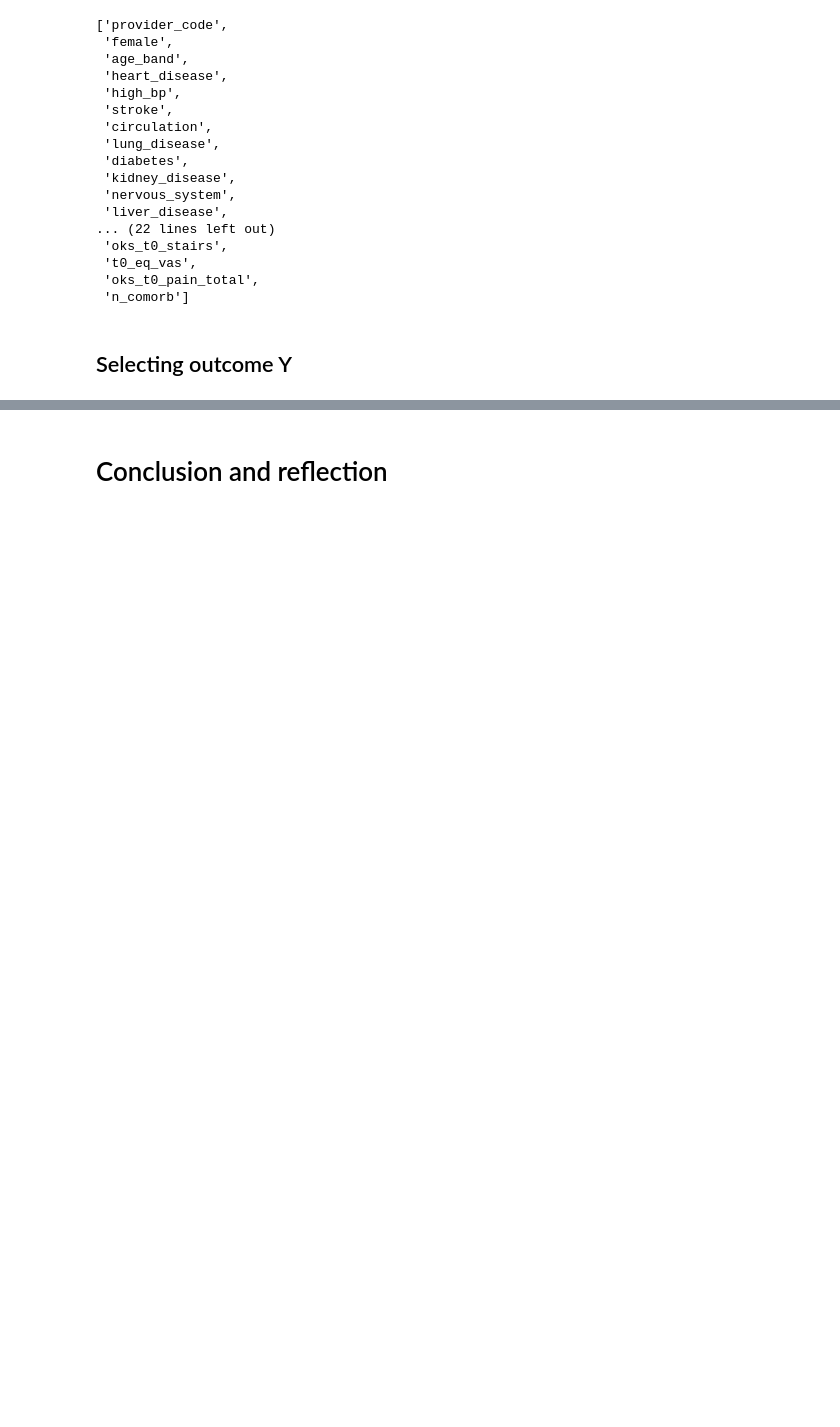
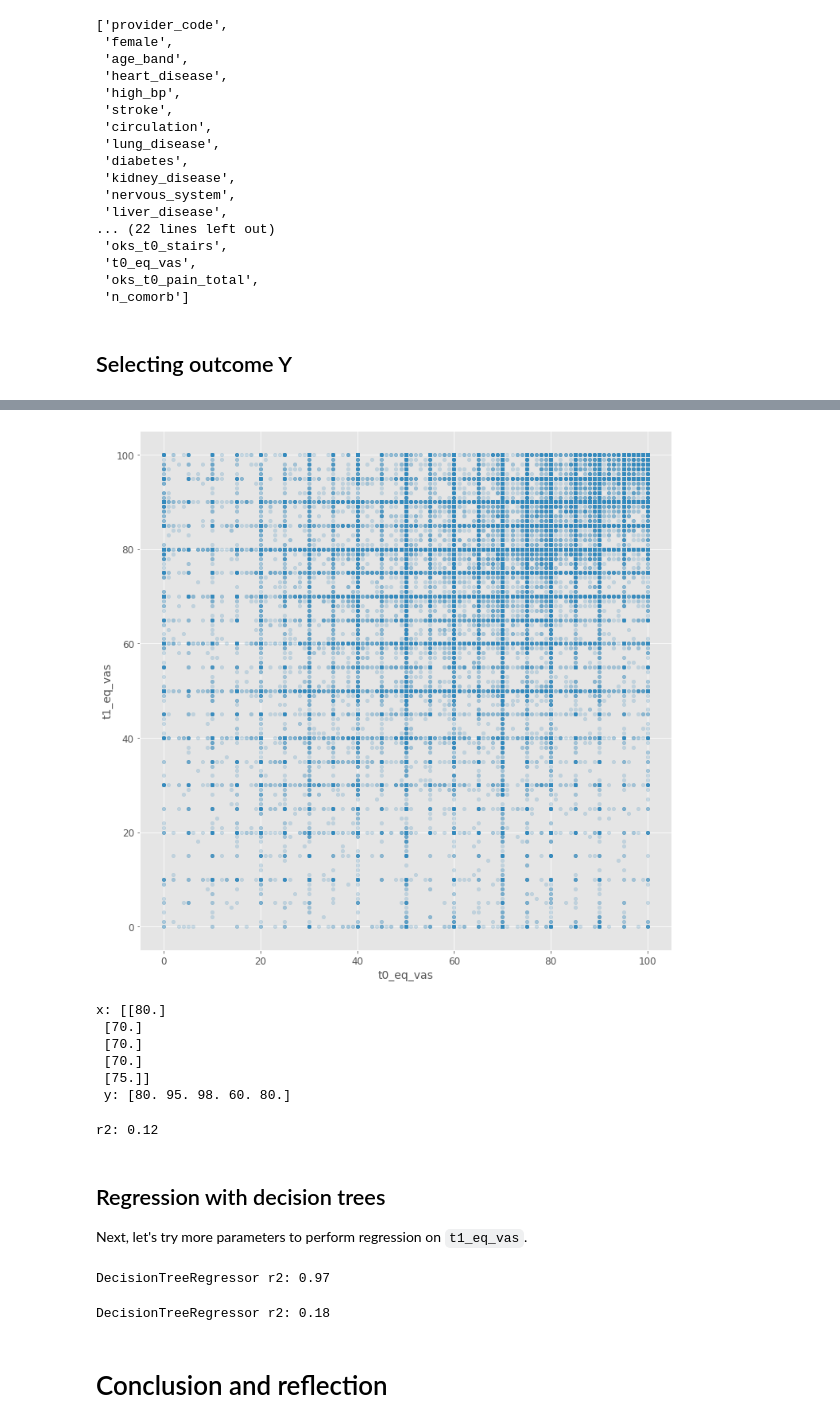
Before and after one commit to EAISI/application-project-nhs-proms, a Jupyter notebook: notebooks/2.0-data-preparation.ipynb, the cells around one changed output, grey strips where cells are left out. Saved outputs shown, nothing was run; the diff lists cells and outputs as text; code cells hidden in the pictures; blank space fills up the shorter version.

Commit message:
add regression example
Former-commit-id: d69cbe705881f5ac8cb2fe0ffcaf1ccf3ce9237e

```diff
--- a/notebooks/2.0-data-preparation.ipynb
+++ b/notebooks/2.0-data-preparation.ipynb
@@ -353,3 +364,51 @@ dfc['Y'] = dfc.apply(lambda row: good_outcome(row['oks_t1_score'], row['delta_ok
+# %%
+dfc.plot(kind='scatter', x='t0_eq_vas', y='t1_eq_vas', figsize=M, alpha=0.2);
+# %% [output]
+[figure, added]
+# %%
+from sklearn.linear_model import LinearRegression
+
+# x needs to be a column vector or an matrix
+x = dfc.t0_eq_vas.values.reshape(-1, 1)
+
+# y is a row vector
+y = dfc.t1_eq_vas.values
+print(f'x: {x[:5]}\n y: {y[:5]}')
+# %% [output]
+x: [[80.]
+ [70.]
+ [70.]
+ [70.]
+ [75.]]
+ y: [80. 95. 98. 60. 80.]
+# %%
+# linear regression with t0_eq_vas
+lr = LinearRegression().fit(x, y)
+r2 = lr.score(x, y)
+print(f'r2: {r2:.2f}')
+# %% [output]
+r2: 0.12
+# %% [markdown]
+## Regression with decision trees
+Next, let's try more parameters to perform regression on `t1_eq_vas`.
+# %%
+from sklearn.tree import DecisionTreeRegressor
+
+# regression can only take numeric input features
+X = dfc.loc[:, X_features].select_dtypes(include='float64').drop(columns=['n_comorb'])
+y = dfc.t1_eq_vas.values
+dtr = DecisionTreeRegressor().fit(X,y)
+dt_r2 = dtr.score(X, y)
+print(f'DecisionTreeRegressor r2: {dt_r2:.2f}')
+# %% [output]
+DecisionTreeRegressor r2: 0.97
+# %%
+# this doesn't make sense, probably overfitting
+dtr = DecisionTreeRegressor(max_depth=5).fit(X,y)
+dt_r2 = dtr.score(X, y)
+print(f'DecisionTreeRegressor r2: {dt_r2:.2f}')
+# %% [output]
+DecisionTreeRegressor r2: 0.18
 # %% [markdown]
 # Conclusion and reflection
 # %% [markdown]
```
Also changed, not shown: parts of 7 cells of this notebook.
